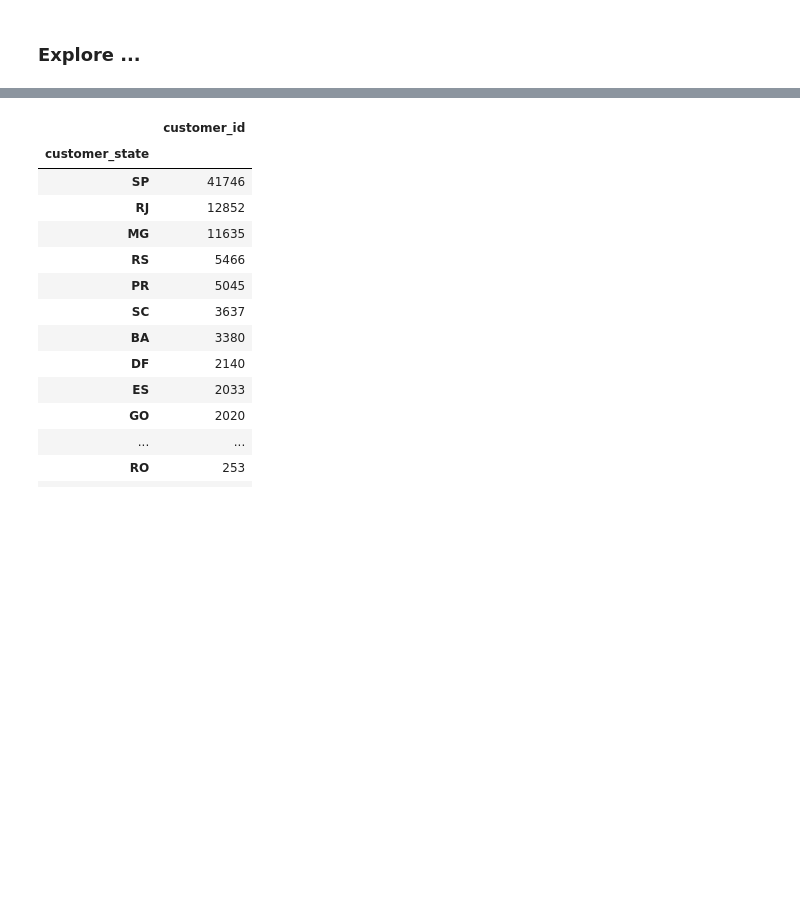
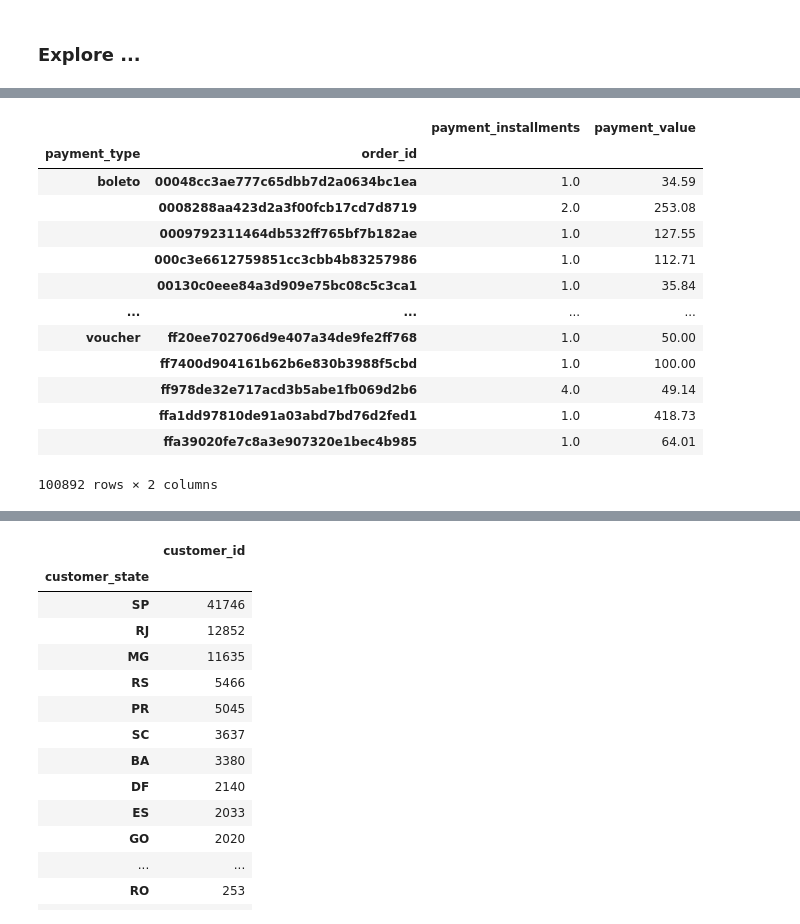
Before and after one commit to suryaadi45/Submision, a Jupyter notebook: notebook.ipynb, the cells around one changed output, grey strips where cells are left out. Drawn from its saved outputs; the diff is of its cells as text; code cells hidden in the pictures; blank space fills up the shorter version.

```diff
--- a/notebook.ipynb
+++ b/notebook.ipynb
@@ -238,0 +300,20 @@ order_payments_df.groupby(by="payment_value").agg({
+# %%
+some_df.groupby(by=["payment_type", "order_id"]).agg({
+        "payment_installments": "sum",
+        "payment_value": "sum"
+})
+# %% [output]
+|  |  | payment_installments | payment_value |
+| payment_type | order_id |  |  |
+| boleto | 00048cc3ae777c65dbb7d2a0634bc1ea | 1.0 | 34.59 |
+|  | 0008288aa423d2a3f00fcb17cd7d8719 | 2.0 | 253.08 |
+|  | 0009792311464db532ff765bf7b182ae | 1.0 | 127.55 |
+|  | 000c3e6612759851cc3cbb4b83257986 | 1.0 | 112.71 |
+|  | 00130c0eee84a3d909e75bc08c5c3ca1 | 1.0 | 35.84 |
+| ... | ... | ... | ... |
+| voucher | ff20ee702706d9e407a34de9fe2ff768 | 1.0 | 50.00 |
+|  | ff7400d904161b62b6e830b3988f5cbd | 1.0 | 100.00 |
+|  | ff978de32e717acd3b5abe1fb069d2b6 | 4.0 | 49.14 |
+|  | ffa1dd97810de91a03abd7bd76d2fed1 | 1.0 | 418.73 |
+|  | ffa39020fe7c8a3e907320e1bec4b985 | 1.0 | 64.01 |
+100892 rows × 2 columns
```
Also changed, not shown: parts of 9 cells of this notebook.
